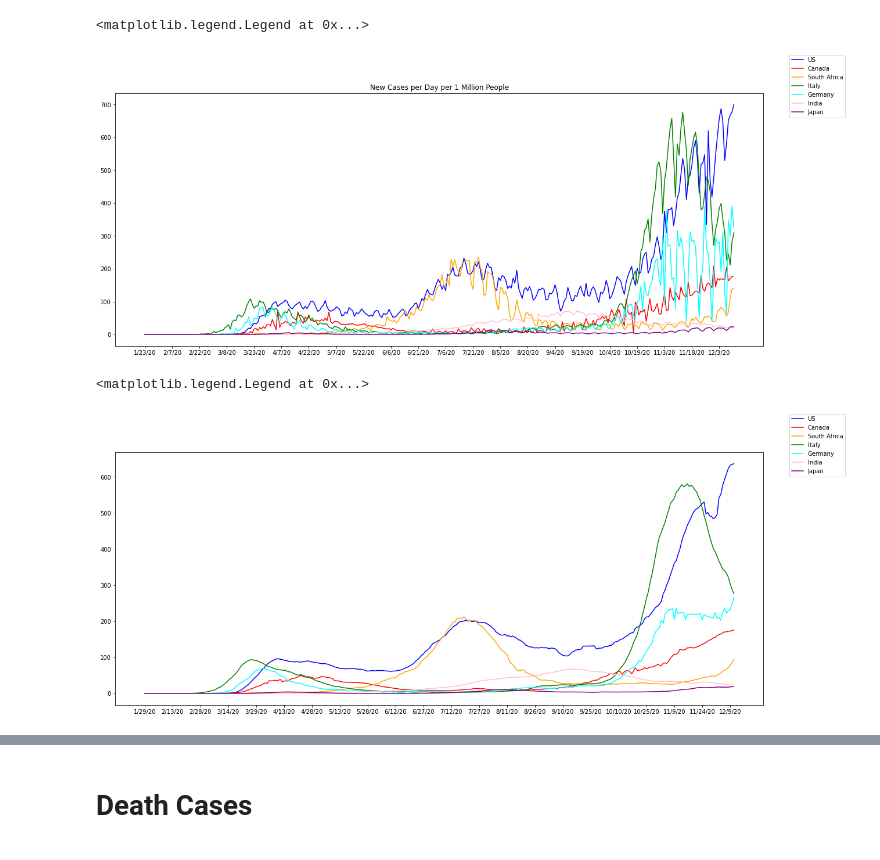
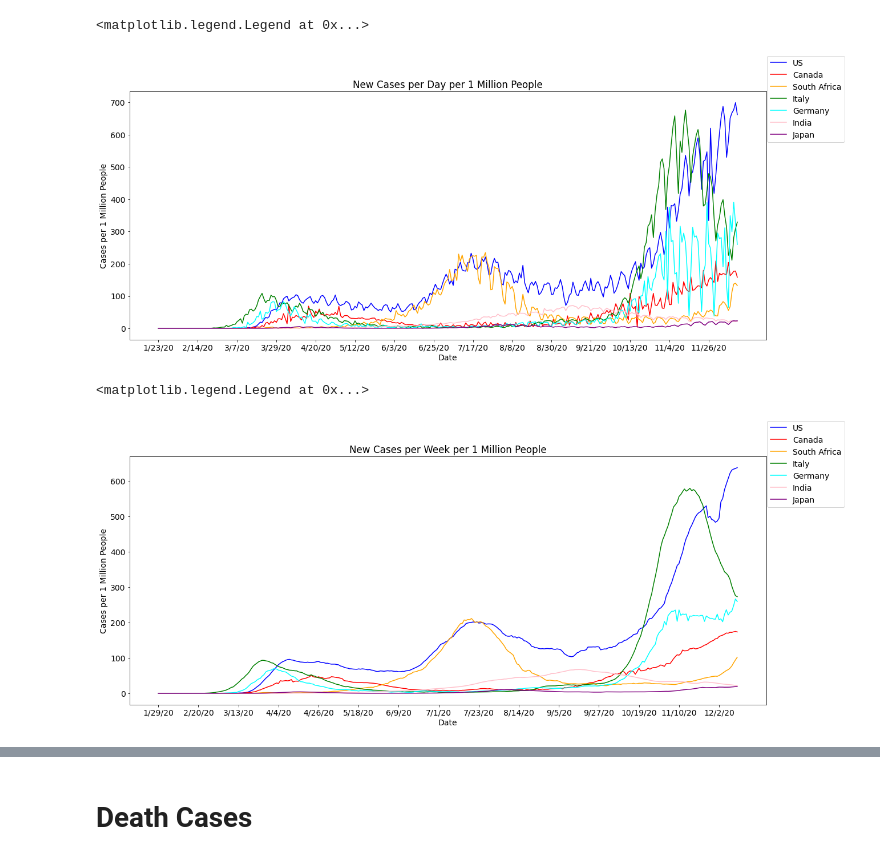
Before and after one commit to jkbishay/covid_data_science_analysis, a Jupyter notebook: covid_analysis.ipynb, the cells around one changed output, grey strips where cells are left out. Drawn from its saved outputs; the diff is of its cells as text; code cells hidden in the pictures.

```diff
--- a/covid_analysis.ipynb
+++ b/covid_analysis.ipynb
@@ -3,6 +3,7 @@
 import numpy as np
 import pandas as pd
 import matplotlib.pyplot as plt
+plt.rcParams.update({'font.size': 14})
 # %%
 # read confirmed cases data
 confirmed_cases = pd.read_csv('https://raw.githubusercontent.com/CSSEGISandData/COVID-19/master/csse_covid_19_data/csse_covid_19_time_series/time_series_covid19_confirmed_global.csv')
@@ -176,24 +184,26 @@ daily_cases_global_pop
 # %%
 # per capita for daily cases per 1 million
 daily_cases_per_capita = daily_cases_global_pop.iloc[:,2:].div(daily_cases_global_pop['Population'] / 1000000, axis=0)
 daily_cases_per_capita.insert(0, 'Country', daily_cases_global_pop['Country'])
 
 # chart daily cases per million people
 daily_cases_per_capita_chart = plt.figure(figsize=(20, 8))
 plt.plot(daily_cases_per_capita.columns[1:], daily_cases_per_capita[daily_cases_per_capita['Country'] == 'US'].iloc[0][1:], color='blue')
 plt.plot(daily_cases_per_capita.columns[1:], daily_cases_per_capita[daily_cases_per_capita['Country'] == 'Canada'].iloc[0][1:], color='red')
 plt.plot(daily_cases_per_capita.columns[1:], daily_cases_per_capita[daily_cases_per_capita['Country'] == 'South Africa'].iloc[0][1:], color='orange')
 plt.plot(daily_cases_per_capita.columns[1:], daily_cases_per_capita[daily_cases_per_capita['Country'] == 'Italy'].iloc[0][1:], color='green')
 plt.plot(daily_cases_per_capita.columns[1:], daily_cases_per_capita[daily_cases_per_capita['Country'] == 'Germany'].iloc[0][1:], color='cyan')
 plt.plot(daily_cases_per_capita.columns[1:], daily_cases_per_capita[daily_cases_per_capita['Country'] == 'India'].iloc[0][1:], color='pink')
 plt.plot(daily_cases_per_capita.columns[1:], daily_cases_per_capita[daily_cases_per_capita['Country'] == 'Japan'].iloc[0][1:], color='purple')
-plt.xticks(np.arange(len(daily_cases_per_capita.columns[1:]), step=15))
+plt.xticks(np.arange(len(daily_cases_per_capita.columns[1:]), step=22))
 plt.title('New Cases per Day per 1 Million People')
+plt.ylabel('Cases per 1 Million People')
+plt.xlabel('Date')
 
 daily_cases_per_capita_chart.legend(['US', 'Canada', 'South Africa', 'Italy', 'Germany', 'India', 'Japan'])
 # %% [output]
 <matplotlib.legend.Legend at 0x...>
-[figure, old version]
+[figure, new version]
 # %%
 # plot the weekly cases per capita per 1 million
 weekly_cases_per_capita = daily_cases_per_capita.rolling(window=7, axis=1).mean()
@@ -208,12 +218,15 @@ plt.plot(weekly_cases_per_capita.columns[1:], weekly_cases_per_capita[weekly_cas
 plt.plot(weekly_cases_per_capita.columns[1:], weekly_cases_per_capita[weekly_cases_per_capita['Country'] == 'Germany'].iloc[0][1:], color='cyan')
 plt.plot(weekly_cases_per_capita.columns[1:], weekly_cases_per_capita[weekly_cases_per_capita['Country'] == 'India'].iloc[0][1:], color='pink')
 plt.plot(weekly_cases_per_capita.columns[1:], weekly_cases_per_capita[weekly_cases_per_capita['Country'] == 'Japan'].iloc[0][1:], color='purple')
-plt.xticks(np.arange(len(weekly_cases_per_capita.columns[1:]), step=15))
+plt.xticks(np.arange(len(weekly_cases_per_capita.columns[1:]), step=22))
+plt.title('New Cases per Week per 1 Million People')
+plt.ylabel('Cases per 1 Million People')
+plt.xlabel('Date')
 
 weekly_cases_per_capita_chart.legend(['US', 'Canada', 'South Africa', 'Italy', 'Germany', 'India', 'Japan'])
 # %% [output]
 <matplotlib.legend.Legend at 0x...>
-[figure, old version]
+[figure, new version]
 # %%
 # plot the weekly trajectory for each country
 total_weekly_cases_per_capita = daily_cases_per_capita.rolling(window=7, axis=1).sum()
```
Also changed, not shown: parts of 7 cells of this notebook.
